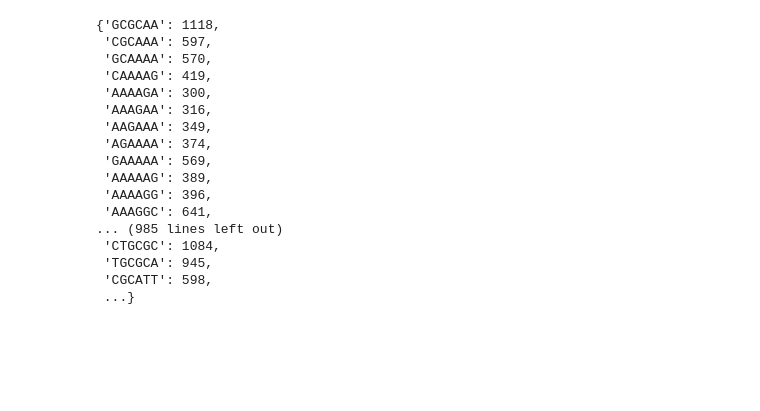
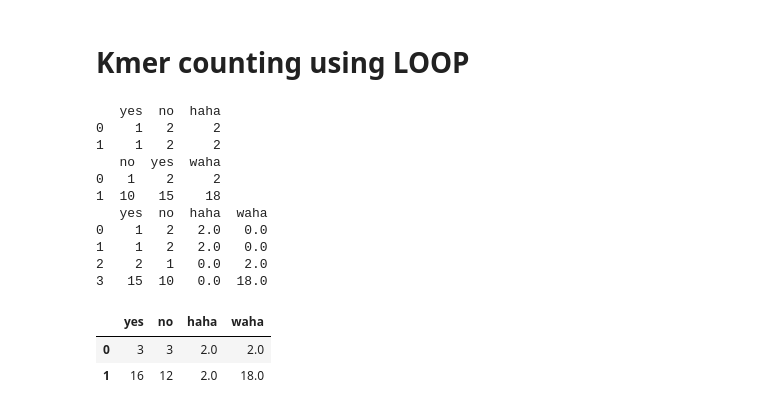
Before and after one commit to ComputationalPathogens/acheron, a Jupyter notebook: acheron/analysis.ipynb, the cells around one changed output. Cells and saved outputs as stored; diff of their text form; code cells hidden in the pictures; blank space fills up the shorter version.

```diff
--- a/acheron/analysis.ipynb
+++ b/acheron/analysis.ipynb
@@ -127,3 +416,5 @@ array([[-0., -0., -0., ..., -0., -0., -0.],
+# %% [markdown]
+# Kmer counting using LOOP
 # %%
 def count_kmers(read, k):
     """Count kmer occurrences in a given read.
@@ -161,23 +452,33 @@ def count_kmers(read, k):
         counts[kmer] += 1
     # Return the final counts
     return counts
-# %%
-count_kmers(data, 6)
-# %% [output]
-{'GCGCAA': 1118,
- 'CGCAAA': 597,
- 'GCAAAA': 570,
- 'CAAAAG': 419,
- 'AAAAGA': 300,
- 'AAAGAA': 316,
- 'AAGAAA': 349,
- 'AGAAAA': 374,
- 'GAAAAA': 569,
- 'AAAAAG': 389,
- 'AAAAGG': 396,
- 'AAAGGC': 641,
-... (985 lines left out)
- 'CTGCGC': 1084,
- 'TGCGCA': 945,
- 'CGCATT': 598,
- ...}
+# %%
+# experimental cell for
+pdd1 = pd.DataFrame([[1,2,2], [1,2,2]], columns = ['yes','no','haha'])
+pdd2 = pd.DataFrame([[1,2,2],[10,15,18]], columns = ['no', 'yes', 'waha'])
+# pd.concat([pdd1,pdd2], ignore_index = True)
+print(pdd1)
+print(pdd2)
+merged = pd.merge(pdd1, pdd2, how = 'outer').fillna(0)
+if np.shape(merged)[1]%2 != 0:
+    print("you screwed up")
+print(merged)
+updated_pdd1 = merged.head(int(np.shape(merged)[1]/2)).reset_index(drop = True)
+updated_pdd2 = merged.tail(int(np.shape(merged)[1]/2)).reset_index(drop = True)
+merged.head(int(np.shape(merged)[1]/2)).reset_index(drop = True) + merged.tail(int(np.shape(merged)[1]/2)).reset_index(drop = True)
+# updated_pdd1 + updated_pdd2
+# %% [output]
+   yes  no  haha
+0    1   2     2
+1    1   2     2
+   no  yes  waha
+0   1    2     2
+1  10   15    18
+   yes  no  haha  waha
+0    1   2   2.0   0.0
+1    1   2   2.0   0.0
+2    2   1   0.0   2.0
+3   15  10   0.0  18.0
+|  | yes | no | haha | waha |
+| 0 | 3 | 3 | 2.0 | 2.0 |
+| 1 | 16 | 12 | 2.0 | 18.0 |
```
Also changed, not shown: parts of 69 cells of this notebook, 5 other files.
